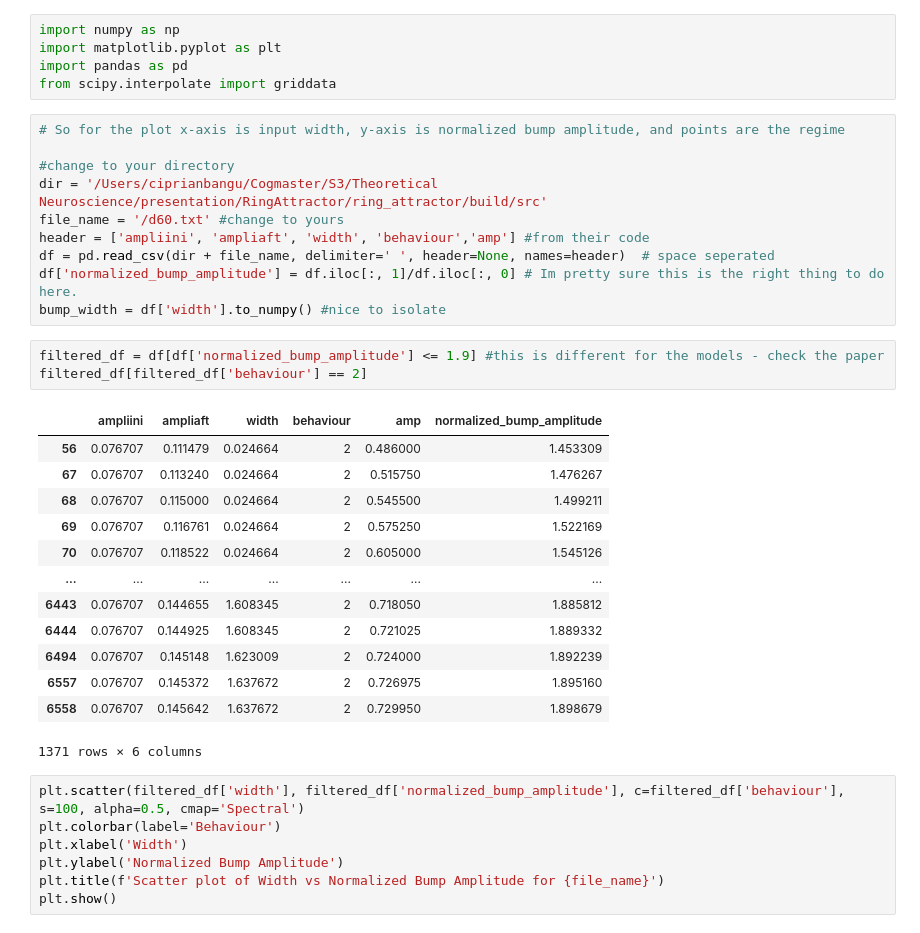
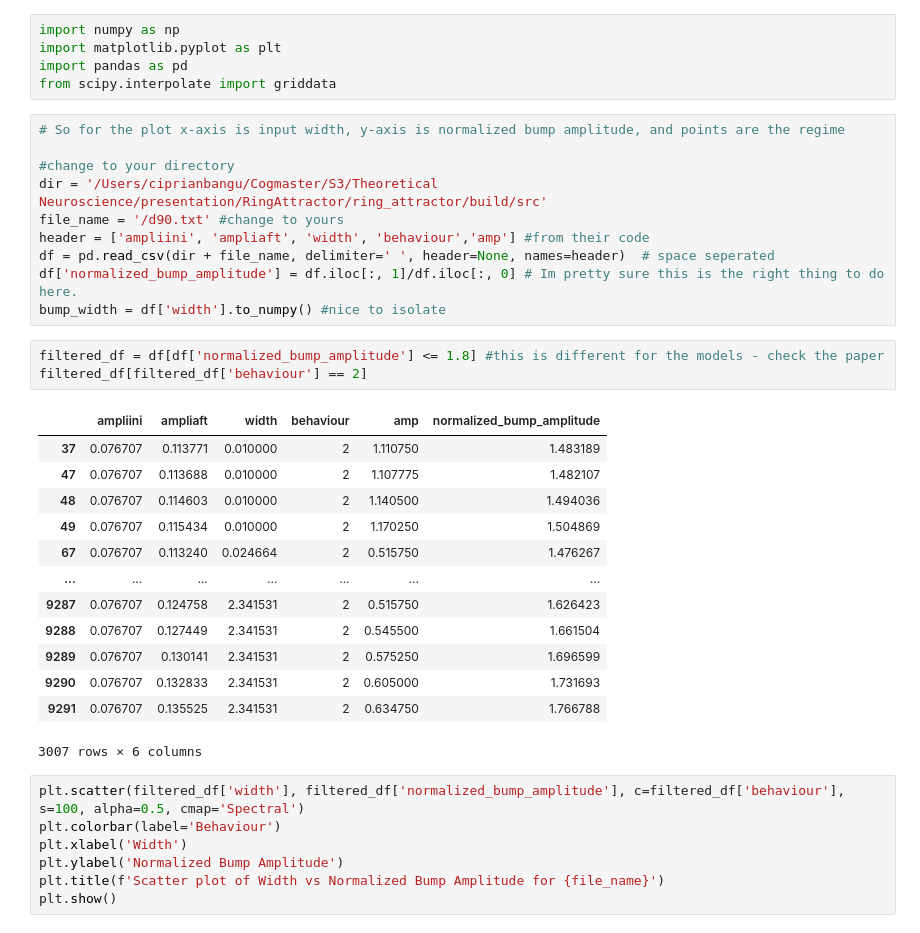
Before and after one commit to CEBangu/RingAttractor, a Jupyter notebook: ring_attractor/plotting.ipynb, the cells around one changed output. Saved outputs shown, nothing was run; the diff lists cells and outputs as text.

```diff
--- a/ring_attractor/plotting.ipynb
+++ b/ring_attractor/plotting.ipynb
@@ -8,28 +8,28 @@ from scipy.interpolate import griddata
 
 #change to your directory
 dir = '/Users/ciprianbangu/Cogmaster/S3/Theoretical Neuroscience/presentation/RingAttractor/ring_attractor/build/src'
-file_name = '/d60.txt' #change to yours
+file_name = '/d90.txt' #change to yours
 header = ['ampliini', 'ampliaft', 'width', 'behaviour','amp'] #from their code
 df = pd.read_csv(dir + file_name, delimiter=' ', header=None, names=header)  # space seperated
 df['normalized_bump_amplitude'] = df.iloc[:, 1]/df.iloc[:, 0] # Im pretty sure this is the right thing to do here.
 bump_width = df['width'].to_numpy() #nice to isolate
 # %%
-filtered_df = df[df['normalized_bump_amplitude'] <= 1.9] #this is different for the models - check the paper
+filtered_df = df[df['normalized_bump_amplitude'] <= 1.8] #this is different for the models - check the paper
 filtered_df[filtered_df['behaviour'] == 2]
 # %% [output]
 |  | ampliini | ampliaft | width | behaviour | amp | normalized_bump_amplitude |
-| 56 | 0.076707 | 0.111479 | 0.024664 | 2 | 0.486000 | 1.453309 |
+| 37 | 0.076707 | 0.113771 | 0.010000 | 2 | 1.110750 | 1.483189 |
+| 47 | 0.076707 | 0.113688 | 0.010000 | 2 | 1.107775 | 1.482107 |
+| 48 | 0.076707 | 0.114603 | 0.010000 | 2 | 1.140500 | 1.494036 |
+| 49 | 0.076707 | 0.115434 | 0.010000 | 2 | 1.170250 | 1.504869 |
 | 67 | 0.076707 | 0.113240 | 0.024664 | 2 | 0.515750 | 1.476267 |
-| 68 | 0.076707 | 0.115000 | 0.024664 | 2 | 0.545500 | 1.499211 |
-| 69 | 0.076707 | 0.116761 | 0.024664 | 2 | 0.575250 | 1.522169 |
-| 70 | 0.076707 | 0.118522 | 0.024664 | 2 | 0.605000 | 1.545126 |
 | ... | ... | ... | ... | ... | ... | ... |
-| 6443 | 0.076707 | 0.144655 | 1.608345 | 2 | 0.718050 | 1.885812 |
-| 6444 | 0.076707 | 0.144925 | 1.608345 | 2 | 0.721025 | 1.889332 |
-| 6494 | 0.076707 | 0.145148 | 1.623009 | 2 | 0.724000 | 1.892239 |
-| 6557 | 0.076707 | 0.145372 | 1.637672 | 2 | 0.726975 | 1.895160 |
-| 6558 | 0.076707 | 0.145642 | 1.637672 | 2 | 0.729950 | 1.898679 |
+| 9287 | 0.076707 | 0.124758 | 2.341531 | 2 | 0.515750 | 1.626423 |
+| 9288 | 0.076707 | 0.127449 | 2.341531 | 2 | 0.545500 | 1.661504 |
+| 9289 | 0.076707 | 0.130141 | 2.341531 | 2 | 0.575250 | 1.696599 |
+| 9290 | 0.076707 | 0.132833 | 2.341531 | 2 | 0.605000 | 1.731693 |
+| 9291 | 0.076707 | 0.135525 | 2.341531 | 2 | 0.634750 | 1.766788 |
-1371 rows × 6 columns
+3007 rows × 6 columns
 # %%
 plt.scatter(filtered_df['width'], filtered_df['normalized_bump_amplitude'], c=filtered_df['behaviour'], s=100, alpha=0.5, cmap='Spectral')
 plt.colorbar(label='Behaviour')
```
Also changed, not shown: parts of 4 cells of this notebook, 3 other files.
